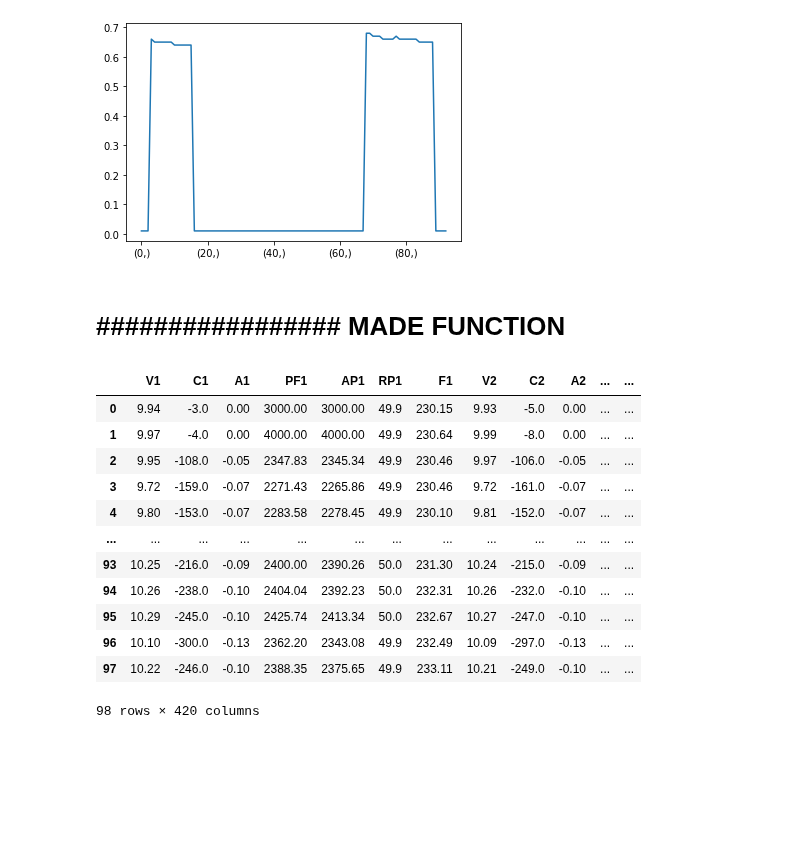
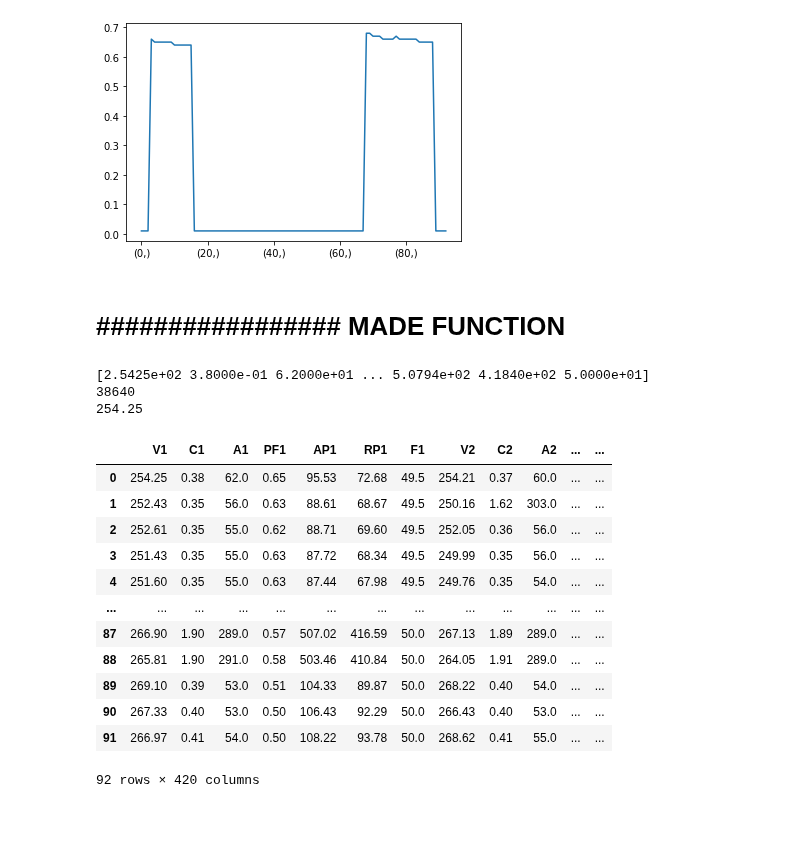
Before and after one commit to caxefaizan/S3_bucket_manipulation, a Jupyter notebook: Get Signature.ipynb, the cells around one changed output. Drawn from its saved outputs; the diff is of its cells as text; code cells hidden in the pictures; blank space fills up the shorter version.

Commit message:
get signatures updated

```diff
--- a/Get Signature.ipynb
+++ b/Get Signature.ipynb
@@ -212,7 +212,7 @@ df['C1'].plot()
 <AxesSubplot:>
 [figure]
 # %% [markdown]
-# ################# MADE FUNCTION ############################
+# ################# **MADE FUNCTION**
 # %%
 def sample_to_signature(file_name):
     """
@@ -253,8 +253,9 @@ def sample_to_signature(file_name):
             line = line.astype(np.float)
 #             print(line.dtype)
 #             print(line.size)
+
             j= i % 60
-
+#             print(line)
 
             if(j != 0 ):
                 texts = np.append(texts,line,axis = 0)
@@ -263,12 +264,17 @@ def sample_to_signature(file_name):
                 texts = np.array([])
                 texts = np.append(texts,line,axis = 0)
 
-
-    main = np.delete(main,0,axis = 0)
+    print(main)
+    print(main.size)
+    print(main[0])
+#     print(main)
+#     print(main.size)
+#     print(main[0])
 #     print(main.size)
     dlt = (main.size)%420
+    if(dlt != 0):
+        main = main[:-dlt]
 #     print(dlt)
-    main = main[:-dlt]
 #     print(main.size)
     main = np.reshape(main,(((main.size)//420),420))
 #     print(main.size)
@@ -281,8 +287,8 @@ def sample_to_signature(file_name):
 #     print(col_names)
 
 
-df = pd.DataFrame(main,columns = col_names)
-    df.to_csv(f'{file_name}_corrected.csv',index=False)
+    df = pd.DataFrame(main,columns = col_names)
+    df.to_csv(f'{file_name}_signature_df.csv',index=False)
 
 
     return df
@@ -291,18 +295,24 @@ ac_copy = sample_to_signature('ac - Copy')
-# %%
-ac_copy
-# %% [output]
-|  | V1 | C1 | A1 | PF1 | AP1 | RP1 | F1 | V2 | C2 | A2 | ... | ... |
-| 0 | 9.94 | -3.0 | 0.00 | 3000.00 | 3000.00 | 49.9 | 230.15 | 9.93 | -5.0 | 0.00 | ... | ... |
-| 1 | 9.97 | -4.0 | 0.00 | 4000.00 | 4000.00 | 49.9 | 230.64 | 9.99 | -8.0 | 0.00 | ... | ... |
-| 2 | 9.95 | -108.0 | -0.05 | 2347.83 | 2345.34 | 49.9 | 230.46 | 9.97 | -106.0 | -0.05 | ... | ... |
-| 3 | 9.72 | -159.0 | -0.07 | 2271.43 | 2265.86 | 49.9 | 230.46 | 9.72 | -161.0 | -0.07 | ... | ... |
-| 4 | 9.80 | -153.0 | -0.07 | 2283.58 | 2278.45 | 49.9 | 230.10 | 9.81 | -152.0 | -0.07 | ... | ... |
-| ... | ... | ... | ... | ... | ... | ... | ... | ... | ... | ... | ... | ... |
-| 93 | 10.25 | -216.0 | -0.09 | 2400.00 | 2390.26 | 50.0 | 231.30 | 10.24 | -215.0 | -0.09 | ... | ... |
-| 94 | 10.26 | -238.0 | -0.10 | 2404.04 | 2392.23 | 50.0 | 232.31 | 10.26 | -232.0 | -0.10 | ... | ... |
-| 95 | 10.29 | -245.0 | -0.10 | 2425.74 | 2413.34 | 50.0 | 232.67 | 10.27 | -247.0 | -0.10 | ... | ... |
-| 96 | 10.10 | -300.0 | -0.13 | 2362.20 | 2343.08 | 49.9 | 232.49 | 10.09 | -297.0 | -0.13 | ... | ... |
-| 97 | 10.22 | -246.0 | -0.10 | 2388.35 | 2375.65 | 49.9 | 233.11 | 10.21 | -249.0 | -0.10 | ... | ... |
-98 rows × 420 columns
+# %%
+df = sample_to_signature('3dprinter')
+# %% [output]
+[2.5425e+02 3.8000e-01 6.2000e+01 ... 5.0794e+02 4.1840e+02 5.0000e+01]
+38640
+254.25
+# %%
+df
+# %% [output]
+|  | V1 | C1 | A1 | PF1 | AP1 | RP1 | F1 | V2 | C2 | A2 | ... | ... |
+| 0 | 254.25 | 0.38 | 62.0 | 0.65 | 95.53 | 72.68 | 49.5 | 254.21 | 0.37 | 60.0 | ... | ... |
+| 1 | 252.43 | 0.35 | 56.0 | 0.63 | 88.61 | 68.67 | 49.5 | 250.16 | 1.62 | 303.0 | ... | ... |
+| 2 | 252.61 | 0.35 | 55.0 | 0.62 | 88.71 | 69.60 | 49.5 | 252.05 | 0.36 | 56.0 | ... | ... |
+| 3 | 251.43 | 0.35 | 55.0 | 0.63 | 87.72 | 68.34 | 49.5 | 249.99 | 0.35 | 56.0 | ... | ... |
+| 4 | 251.60 | 0.35 | 55.0 | 0.63 | 87.44 | 67.98 | 49.5 | 249.76 | 0.35 | 54.0 | ... | ... |
+| ... | ... | ... | ... | ... | ... | ... | ... | ... | ... | ... | ... | ... |
+| 87 | 266.90 | 1.90 | 289.0 | 0.57 | 507.02 | 416.59 | 50.0 | 267.13 | 1.89 | 289.0 | ... | ... |
+| 88 | 265.81 | 1.90 | 291.0 | 0.58 | 503.46 | 410.84 | 50.0 | 264.05 | 1.91 | 289.0 | ... | ... |
+| 89 | 269.10 | 0.39 | 53.0 | 0.51 | 104.33 | 89.87 | 50.0 | 268.22 | 0.40 | 54.0 | ... | ... |
+| 90 | 267.33 | 0.40 | 53.0 | 0.50 | 106.43 | 92.29 | 50.0 | 266.43 | 0.40 | 53.0 | ... | ... |
+| 91 | 266.97 | 0.41 | 54.0 | 0.50 | 108.22 | 93.78 | 50.0 | 268.62 | 0.41 | 55.0 | ... | ... |
+92 rows × 420 columns
 # %% [markdown]
 # ##########################################################
```
Also changed, not shown: parts of 4 cells of this notebook.
